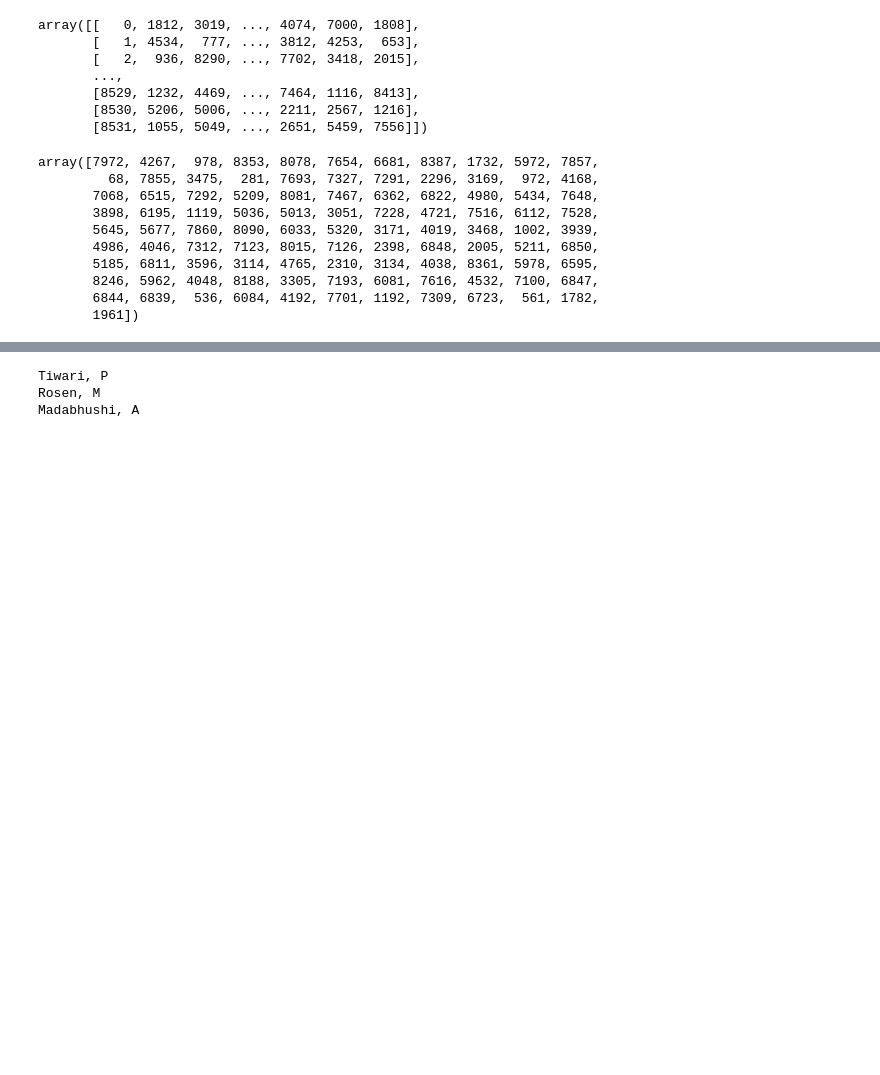
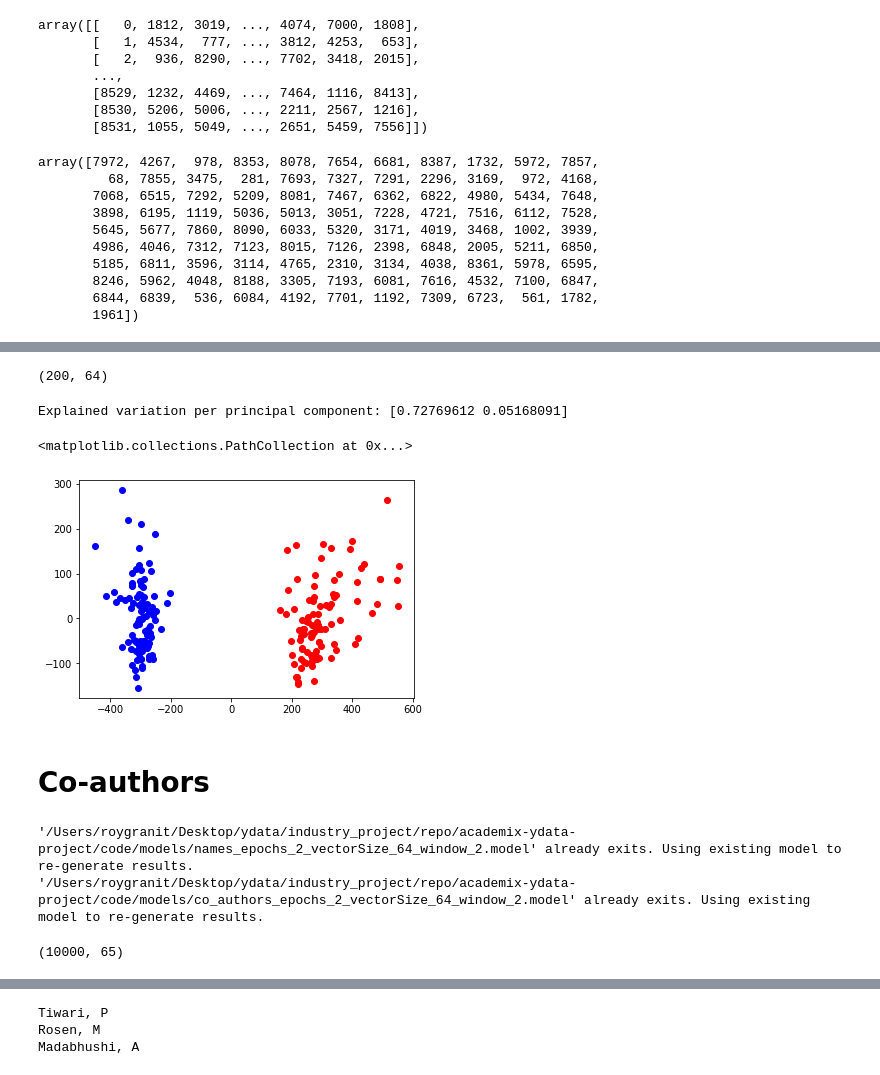
Before and after one commit to ShaulSolomon/academix-ydata-project-truncated, a Jupyter notebook: code/5_temp_get_names.ipynb, the cells around one changed output, grey strips where cells are left out. Cells and saved outputs as stored; diff of their text form; code cells hidden in the pictures; blank space fills up the shorter version.

Commit message:
co author set

```diff
--- a/code/5_temp_get_names.ipynb
+++ b/code/5_temp_get_names.ipynb
@@ -201,3 +202,6 @@ group_A=df2.iloc[indices[7972]].pmid.to_list()
 group_B=df2.iloc[indices[8210]].pmid.to_list()
 # %%
 pd.DataFrame({'A': group_B, 'B' :group_A}).to_csv('mesh_paper_groups_pmid.csv')
+# %%
+list_df=pd.DataFrame({'A': group_B, 'B' :group_A})
+list_df
@@ -203,0 +222,8 @@ pd.DataFrame({'A': group_B, 'B' :group_A}).to_csv('mesh_paper_groups_pmid.csv')
+# %%
+A=np.array(df2[df2['pmid'].isin(list_df.A.to_list())].vec.to_list())
+B=np.array(df2[df2['pmid'].isin(list_df.B.to_list())].vec.to_list())
+# %%
+C=np.concatenate((A,B),axis=0)
+C.shape
+# %% [output]
+(200, 64)
@@ -203,0 +237,17 @@ pd.DataFrame({'A': group_B, 'B' :group_A}).to_csv('mesh_paper_groups_pmid.csv')
+# %%
+df_pcd=pd.DataFrame()
+pca = PCA(n_components=2)
+pca_result = pca.fit_transform(C)
+df_pcd['pca-one'] = pca_result[:,0]
+df_pcd['pca-two'] = pca_result[:,1]
+print('Explained variation per principal component: {}'.format(pca.explained_variance_ratio_))
+# %% [output]
+Explained variation per principal component: [0.72769612 0.05168091]
+# %%
+plt.scatter(df_pcd['pca-one'][:100],df_pcd['pca-two'][:100],color ='red')
+plt.scatter(df_pcd['pca-one'][100:],df_pcd['pca-two'][100:],color ='blue')
+# %% [output]
+<matplotlib.collections.PathCollection at 0x...>
+[figure, added]
+# %% [markdown]
+# Co-authors
@@ -203,0 +259,10 @@ pd.DataFrame({'A': group_B, 'B' :group_A}).to_csv('mesh_paper_groups_pmid.csv')
+# %%
+feat=get_all_features.VAE_Features(df2)
+# %% [output]
+'/Users/roygranit/Desktop/ydata/industry_project/repo/academix-ydata-project/code/models/names_epochs_2_vectorSize_64_window_2.model' already exits. Using existing model to re-generate results.
+'/Users/roygranit/Desktop/ydata/industry_project/repo/academix-ydata-project/code/models/co_authors_epochs_2_vectorSize_64_window_2.model' already exits. Using existing model to re-generate results.
+# %%
+coa_vectors=feat.get_co_authors_features(df2)
+coa_vectors.shape
+# %% [output]
+(10000, 65)
```
Also changed, not shown: parts of 20 cells of this notebook, 4 other files.
